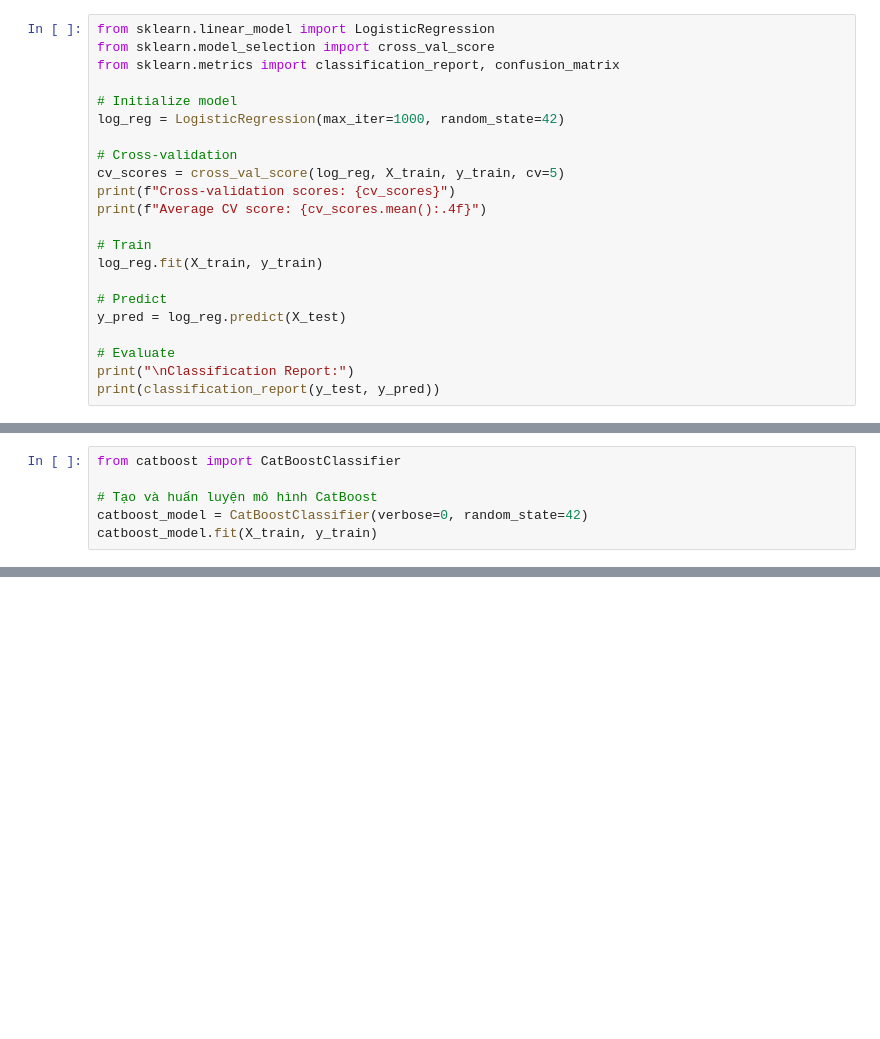
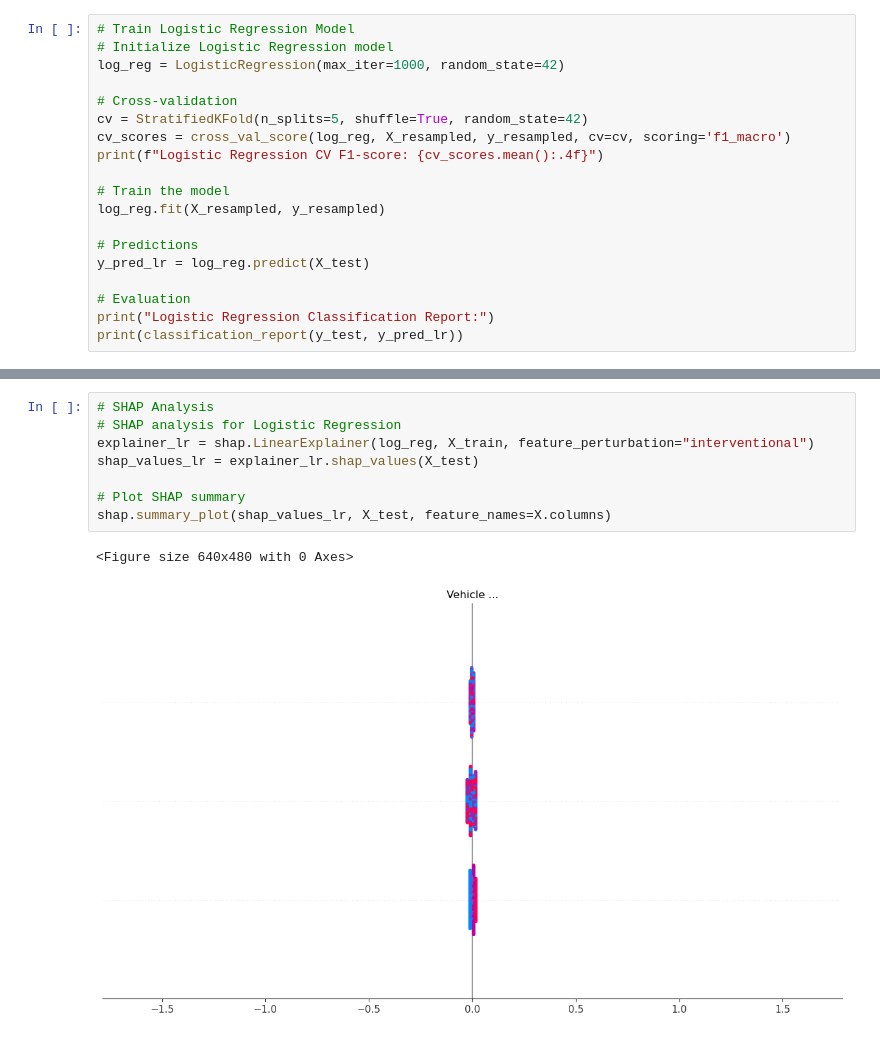
Before and after one commit to mkhoi2004/AI, a Jupyter notebook: Plus.ipynb, the cells around one changed output, grey strips where cells are left out. Saved outputs shown, nothing was run; the diff lists cells and outputs as text; blank space fills up the shorter version.

```diff
--- a/Plus.ipynb
+++ b/Plus.ipynb
@@ -115,23 +126,20 @@ X_train, X_test, y_train, y_test = train_test_split(
 # %%
-from sklearn.linear_model import LogisticRegression
-from sklearn.model_selection import cross_val_score
-from sklearn.metrics import classification_report, confusion_matrix
-
-# Initialize model
+# Train Logistic Regression Model
+# Initialize Logistic Regression model
 log_reg = LogisticRegression(max_iter=1000, random_state=42)
 
 # Cross-validation
-cv_scores = cross_val_score(log_reg, X_train, y_train, cv=5)
-print(f"Cross-validation scores: {cv_scores}")
-print(f"Average CV score: {cv_scores.mean():.4f}")
+cv = StratifiedKFold(n_splits=5, shuffle=True, random_state=42)
+cv_scores = cross_val_score(log_reg, X_resampled, y_resampled, cv=cv, scoring='f1_macro')
+print(f"Logistic Regression CV F1-score: {cv_scores.mean():.4f}")
 
-# Train
-log_reg.fit(X_train, y_train)
+# Train the model
+log_reg.fit(X_resampled, y_resampled)
 
-# Predict
-y_pred = log_reg.predict(X_test)
+# Predictions
+y_pred_lr = log_reg.predict(X_test)
 
-# Evaluate
-print("\nClassification Report:")
-print(classification_report(y_test, y_pred))
+# Evaluation
+print("Logistic Regression Classification Report:")
+print(classification_report(y_test, y_pred_lr))
 # %% [output]
@@ -164,6 +156,0 @@ shap.summary_plot(shap_values, X_test)
-# %%
-from catboost import CatBoostClassifier
-
-# Tạo và huấn luyện mô hình CatBoost
-catboost_model = CatBoostClassifier(verbose=0, random_state=42)
-catboost_model.fit(X_train, y_train)
@@ -172 +256,12 @@ catboost_model.fit(X_train, y_train)
+# %%
+# SHAP Analysis
+# SHAP analysis for Logistic Regression
+explainer_lr = shap.LinearExplainer(log_reg, X_train, feature_perturbation="interventional")
+shap_values_lr = explainer_lr.shap_values(X_test)
+
+# Plot SHAP summary
+shap.summary_plot(shap_values_lr, X_test, feature_names=X.columns)
+# %% [output]
+<Figure size 640x480 with 0 Axes>
+[figure, added]
 # %%
```
Also changed, not shown: parts of 21 cells of this notebook, 18 other files.
